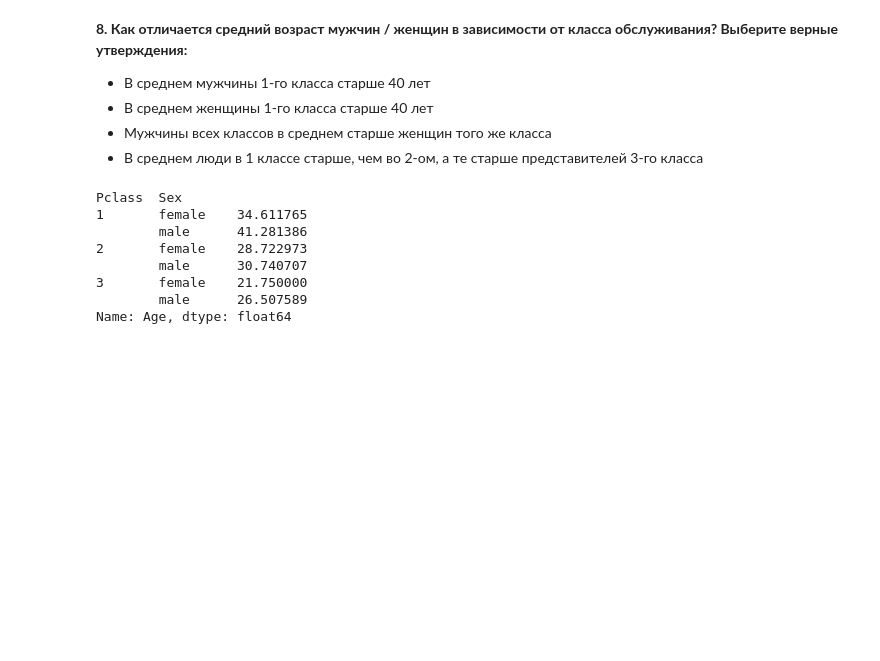
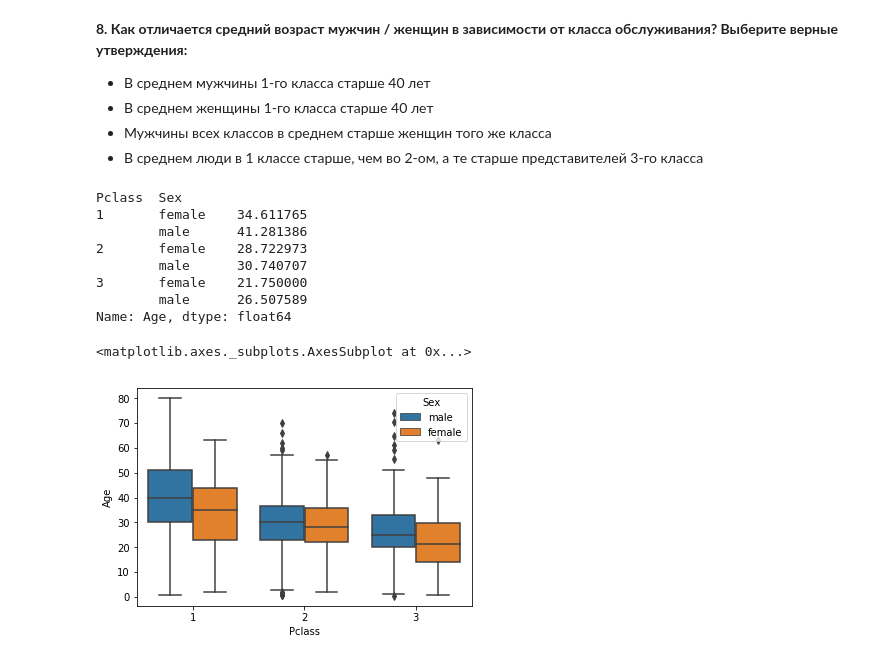
Before and after one commit to orsinium-archive/mlcourse, a Jupyter notebook: mainwork/1/1titanic.ipynb, the cells around one changed output. Saved outputs shown, nothing was run; the diff lists cells and outputs as text; code cells hidden in the pictures; blank space fills up the shorter version.

```diff
--- a/mainwork/1/1titanic.ipynb
+++ b/mainwork/1/1titanic.ipynb
@@ -234,3 +234,8 @@ Pclass  Sex
 3       female    21.750000
         male      26.507589
 Name: Age, dtype: float64
+# %%
+seaborn.boxplot(data.Pclass, data.Age, data.Sex)
+# %% [output]
+<matplotlib.axes._subplots.AxesSubplot at 0x...>
+[figure, added]
```
